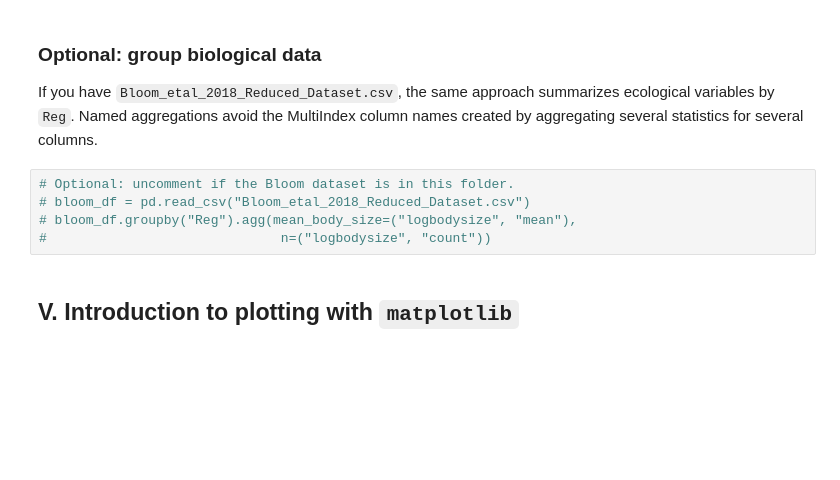
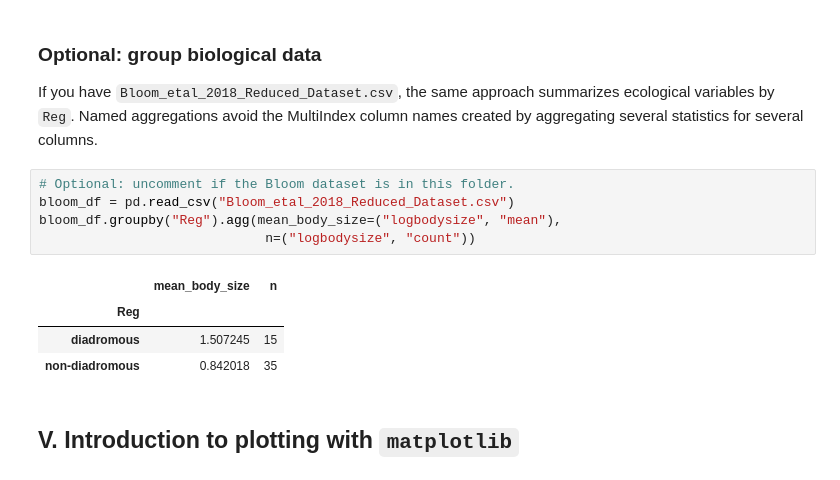
Before and after one commit to tparchman/F26_BIOL792, a Jupyter notebook: week12_python_pandasII/primer_python8_pandas_matplotlibdemo.ipynb, the cells around one changed output. Drawn from its saved outputs; the diff is of its cells as text; blank space fills up the shorter version.

```diff
--- a/week12_python_pandasII/primer_python8_pandas_matplotlibdemo.ipynb
+++ b/week12_python_pandasII/primer_python8_pandas_matplotlibdemo.ipynb
@@ -111,9 +236,14 @@ weekday_df
 If you have `Bloom_etal_2018_Reduced_Dataset.csv`, the same approach summarizes ecological variables by `Reg`. Named aggregations avoid the MultiIndex column names created by aggregating several statistics for several columns.
 # %%
 # Optional: uncomment if the Bloom dataset is in this folder.
-# bloom_df = pd.read_csv("Bloom_etal_2018_Reduced_Dataset.csv")
-# bloom_df.groupby("Reg").agg(mean_body_size=("logbodysize", "mean"),
-#                              n=("logbodysize", "count"))
+bloom_df = pd.read_csv("Bloom_etal_2018_Reduced_Dataset.csv")
+bloom_df.groupby("Reg").agg(mean_body_size=("logbodysize", "mean"),
+                             n=("logbodysize", "count"))
+# %% [output]
+|  | mean_body_size | n |
+| Reg |  |  |
+| diadromous | 1.507245 | 15 |
+| non-diadromous | 0.842018 | 35 |
 # %% [markdown]
 ## V. Introduction to plotting with `matplotlib`
 # %% [markdown]
```
Also changed, not shown: parts of 23 cells of this notebook, 3 other files.
